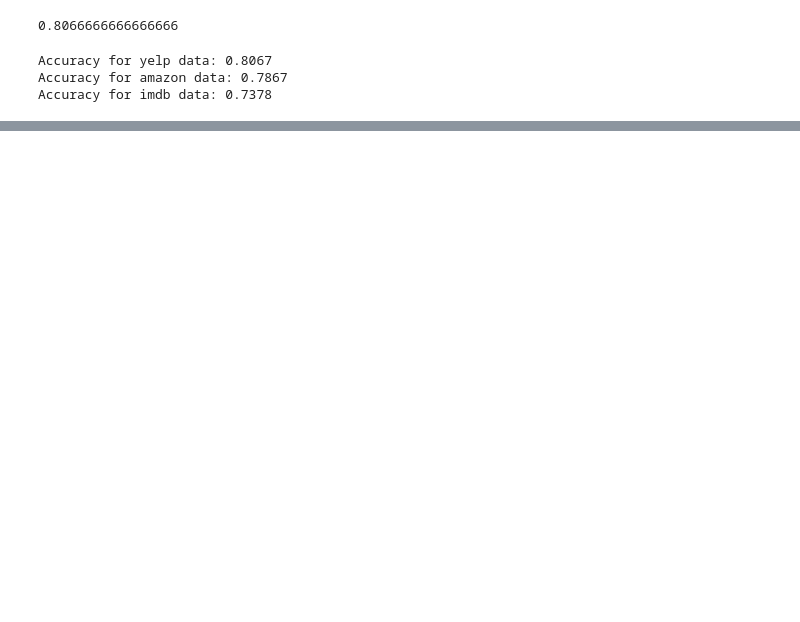
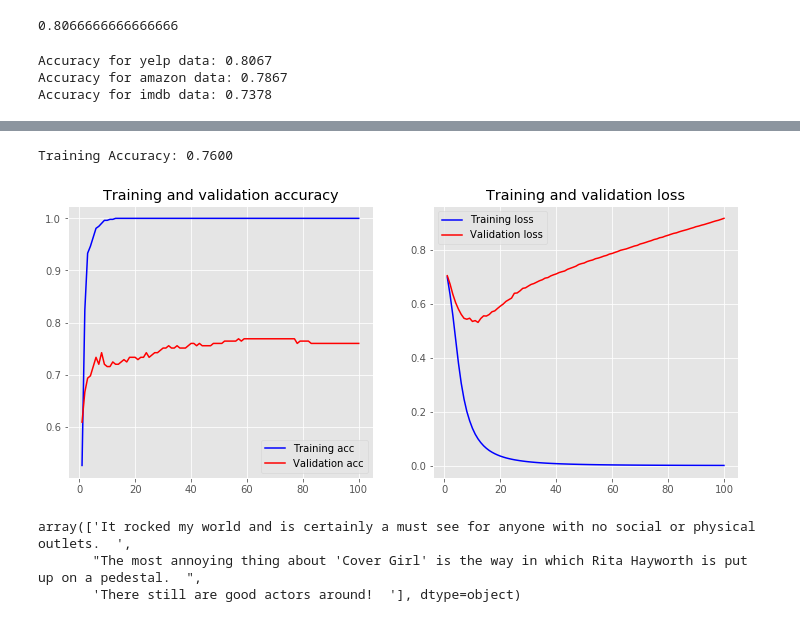
Before and after one commit to olszewskip/musings, a Jupyter notebook: text_binary_classification.ipynb, the cells around one changed output, grey strips where cells are left out. Drawn from its saved outputs; the diff is of its cells as text; code cells hidden in the pictures; blank space fills up the shorter version.

```diff
--- a/text_binary_classification.ipynb
+++ b/text_binary_classification.ipynb
@@ -89,0 +109,3 @@ Accuracy for imdb data: 0.7378
+# %%
+model.compile(loss='binary_crossentropy', optimizer='adam', metrics=['accuracy'])
+model.summary()
@@ -89,0 +144,2 @@ Accuracy for imdb data: 0.7378
+# %%
+history = model.fit(X_train, y_train, epochs=100, validation_data = (X_test, y_test), batch_size=10)
@@ -89,0 +164,2 @@ Accuracy for imdb data: 0.7378
+# %%
+loss, accuracy = model.evaluate(X_test, y_test)
@@ -89,0 +168,30 @@ Accuracy for imdb data: 0.7378
+# %%
+print("Training Accuracy: {:.4f}".format(accuracy))
+# %% [output]
+Training Accuracy: 0.7600
+# %%
+import matplotlib.pyplot as plt
+plt.style.use('ggplot')
+
+def plot_history(history):
+    acc = history.history['acc']
+    val_acc = history.history['val_acc']
+    loss = history.history['loss']
+    val_loss = history.history['val_loss']
+    x = range(1, len(acc) + 1)
+
+    plt.figure(figsize=(12, 5))
+    plt.subplot(1, 2, 1)
+    plt.plot(x, acc, 'b', label='Training acc')
+    plt.plot(x, val_acc, 'r', label='Validation acc')
+    plt.title('Training and validation accuracy')
+    plt.legend()
+    plt.subplot(1, 2, 2)
+    plt.plot(x, loss, 'b', label='Training loss')
+    plt.plot(x, val_loss, 'r', label='Validation loss')
+    plt.title('Training and validation loss')
+    plt.legend()
+# %%
+plot_history(history)
+# %% [output]
+[figure, added]
@@ -89,0 +201,6 @@ Accuracy for imdb data: 0.7378
+# %%
+sentences_train[:3]
+# %% [output]
+array(['It rocked my world and is certainly a must see for anyone with no social or physical outlets.  ',
+       "The most annoying thing about 'Cover Girl' is the way in which Rita Hayworth is put up on a pedestal.  ",
+       'There still are good actors around!  '], dtype=object)
```
Also changed, not shown: parts of 38 cells of this notebook.
